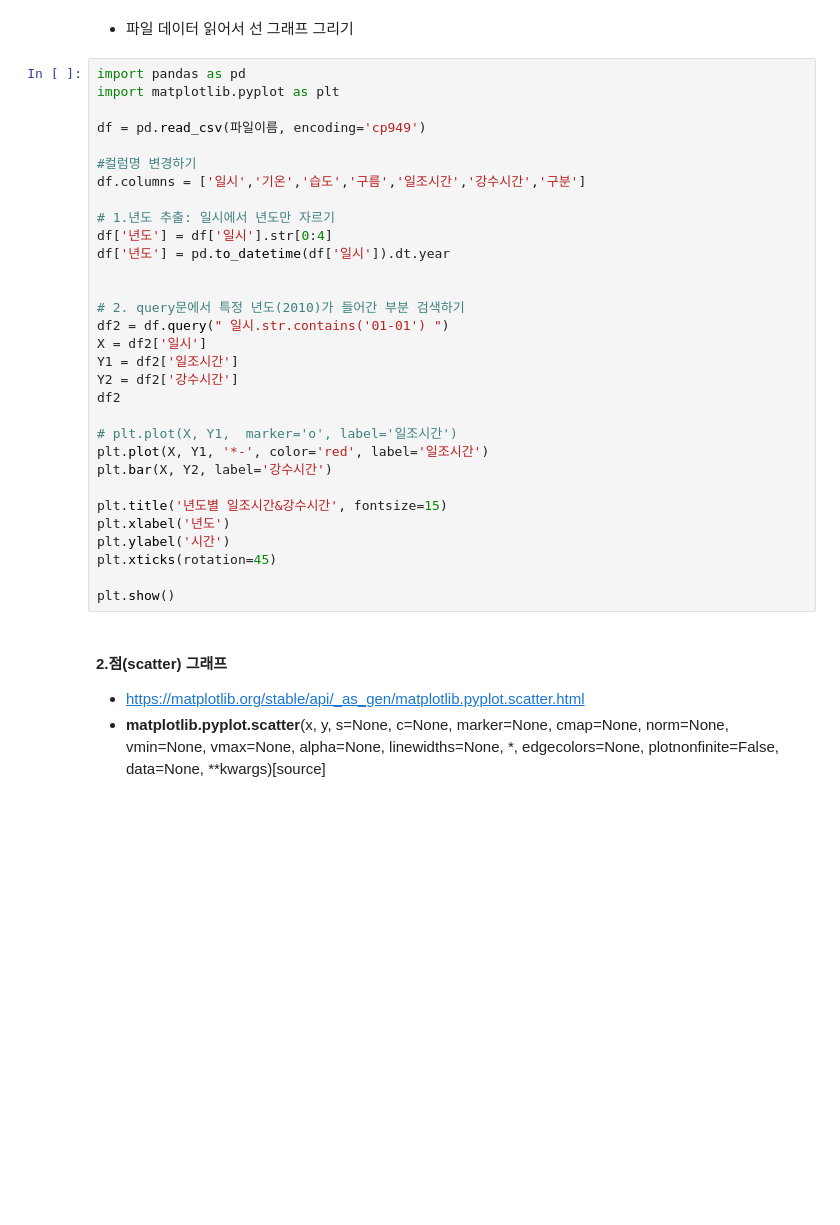
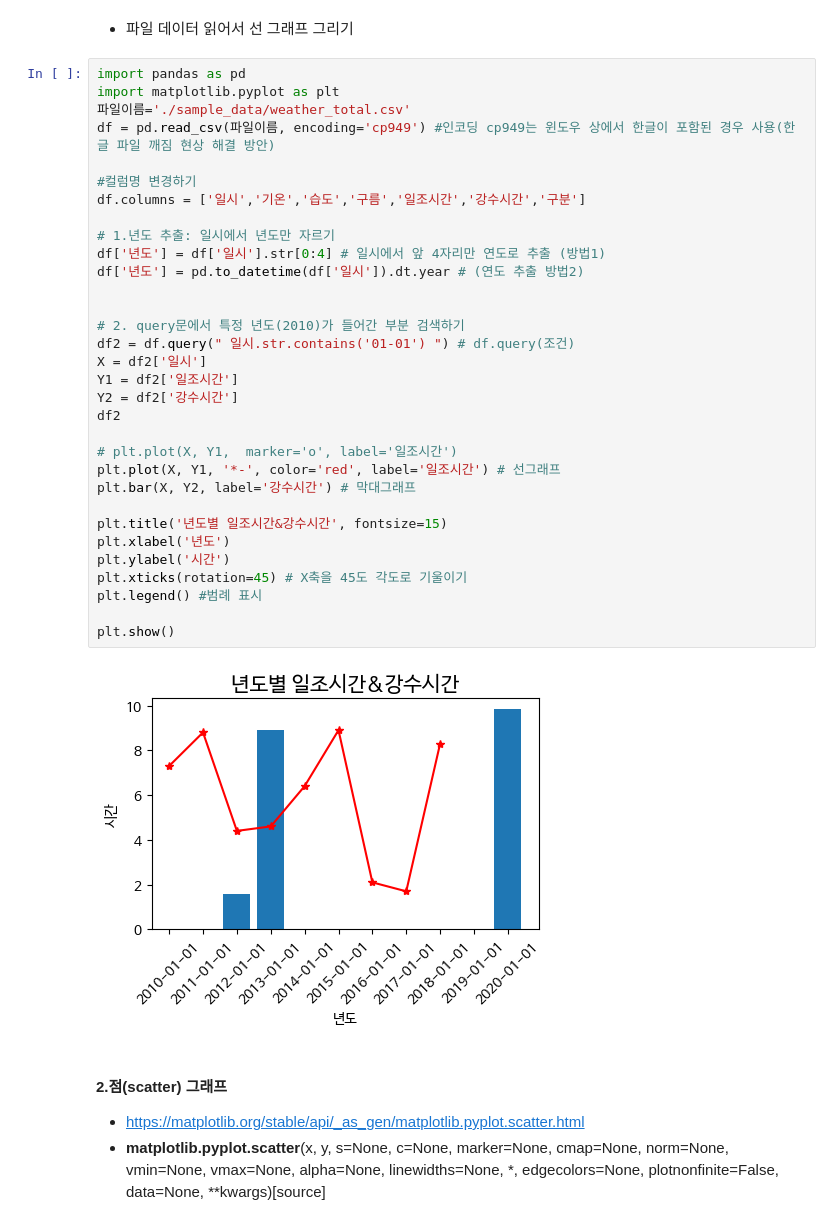
Before and after one commit to HYLee810/projectmanager, a Jupyter notebook: 2_데이터분석_02_라이브러리_실습.ipynb, the cells around one changed output. Cells and saved outputs as stored; diff of their text form; blank space fills up the shorter version.

```diff
--- a/2_데이터분석_02_라이브러리_실습.ipynb
+++ b/2_데이터분석_02_라이브러리_실습.ipynb
@@ -1363,34 +1415,37 @@ plt.show()
 # %%
 import pandas as pd
 import matplotlib.pyplot as plt
-
-df = pd.read_csv(파일이름, encoding='cp949')
+파일이름='./sample_data/weather_total.csv'
+df = pd.read_csv(파일이름, encoding='cp949') #인코딩 cp949는 윈도우 상에서 한글이 포함된 경우 사용(한글 파일 깨짐 현상 해결 방안)
 
 #컬럼명 변경하기
 df.columns = ['일시','기온','습도','구름','일조시간','강수시간','구분']
 
 # 1.년도 추출: 일시에서 년도만 자르기
-df['년도'] = df['일시'].str[0:4]
-df['년도'] = pd.to_datetime(df['일시']).dt.year
+df['년도'] = df['일시'].str[0:4] # 일시에서 앞 4자리만 연도로 추출 (방법1)
+df['년도'] = pd.to_datetime(df['일시']).dt.year # (연도 추출 방법2)
 
 
 # 2. query문에서 특정 년도(2010)가 들어간 부분 검색하기
-df2 = df.query(" 일시.str.contains('01-01') ")
+df2 = df.query(" 일시.str.contains('01-01') ") # df.query(조건)
 X = df2['일시']
 Y1 = df2['일조시간']
 Y2 = df2['강수시간']
 df2
 
 # plt.plot(X, Y1,  marker='o', label='일조시간')
-plt.plot(X, Y1, '*-', color='red', label='일조시간')
-plt.bar(X, Y2, label='강수시간')
+plt.plot(X, Y1, '*-', color='red', label='일조시간') # 선그래프
+plt.bar(X, Y2, label='강수시간') # 막대그래프
 
 plt.title('년도별 일조시간&강수시간', fontsize=15)
 plt.xlabel('년도')
 plt.ylabel('시간')
-plt.xticks(rotation=45)
+plt.xticks(rotation=45) # X축을 45도 각도로 기울이기
+plt.legend() #범례 표시
 
 plt.show()
+# %% [output]
+[figure, added]
 # %% [markdown]
 #### 2.점(scatter) 그래프
 - https://matplotlib.org/stable/api/_as_gen/matplotlib.pyplot.scatter.html
```
Also changed, not shown: parts of 17 cells of this notebook.
